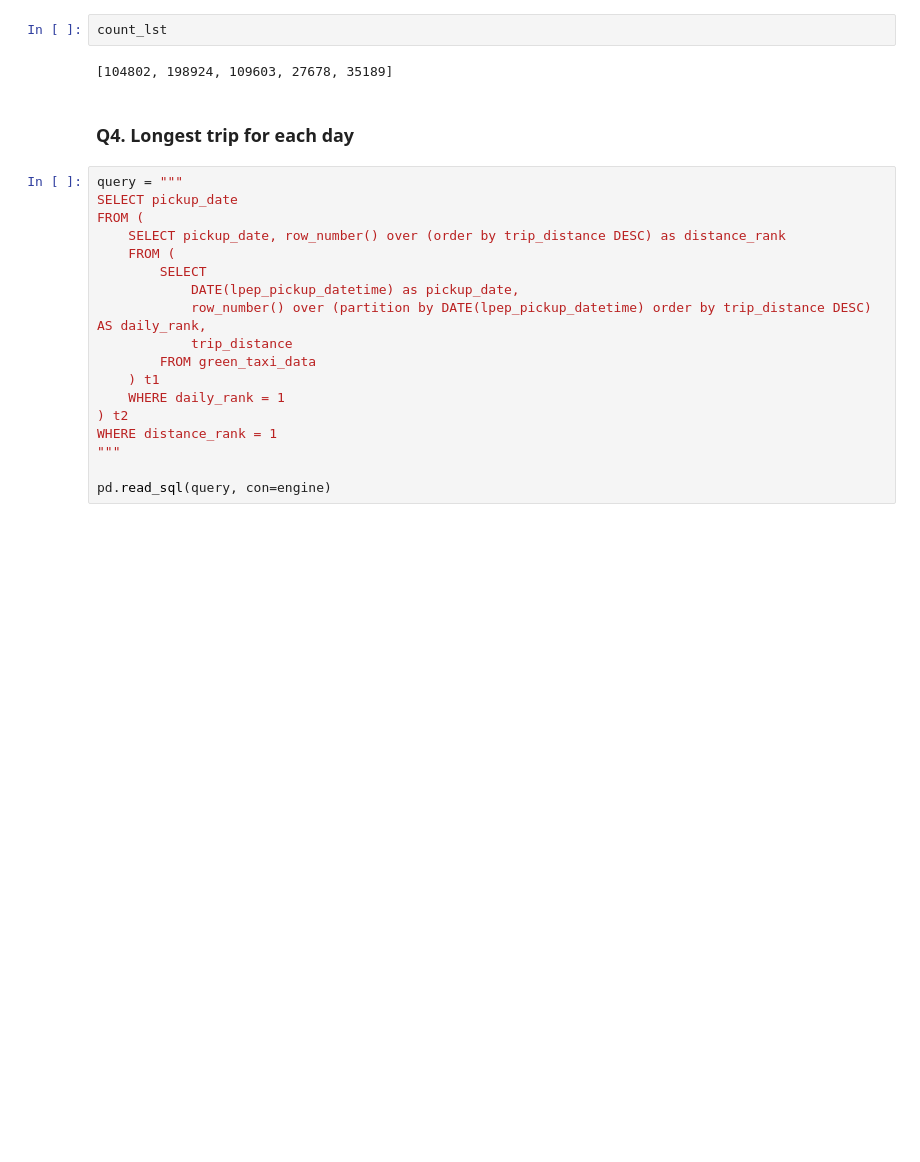
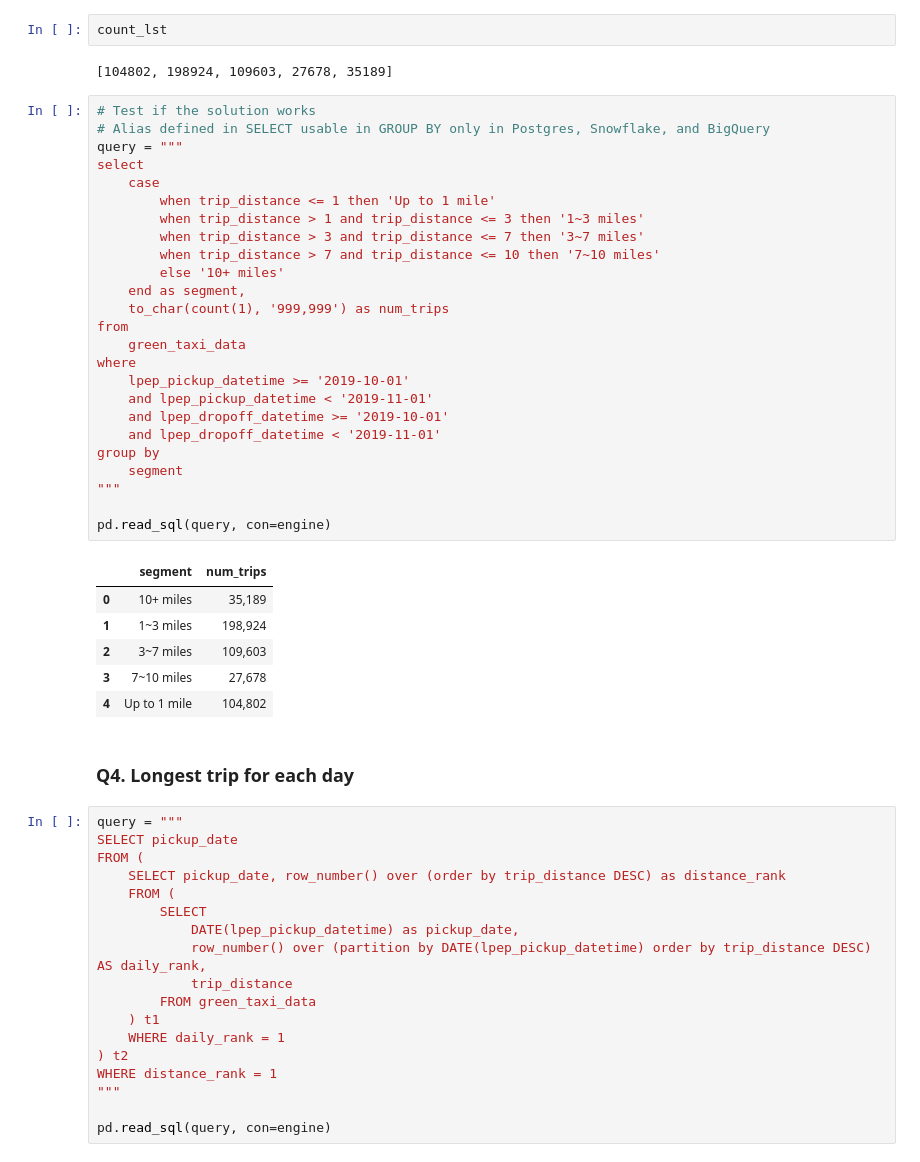
Before and after one commit to JiaruiTang/Data-Engineering-Zoomcamp-Practice, a Jupyter notebook: hw1/conn_engine.ipynb, the cells around one changed output. Cells and saved outputs as stored; diff of their text form; blank space fills up the shorter version.

```diff
--- a/hw1/conn_engine.ipynb
+++ b/hw1/conn_engine.ipynb
@@ -173,6 +173,38 @@ for mile_criterion in mile_criteria:
 count_lst
 # %% [output]
 [104802, 198924, 109603, 27678, 35189]
+# %%
+# Test if the solution works
+# Alias defined in SELECT usable in GROUP BY only in Postgres, Snowflake, and BigQuery
+query = """
+select
+    case
+        when trip_distance <= 1 then 'Up to 1 mile'
+        when trip_distance > 1 and trip_distance <= 3 then '1~3 miles'
+        when trip_distance > 3 and trip_distance <= 7 then '3~7 miles'
+        when trip_distance > 7 and trip_distance <= 10 then '7~10 miles'
+        else '10+ miles'
+    end as segment,
+    to_char(count(1), '999,999') as num_trips
+from
+    green_taxi_data
+where
+    lpep_pickup_datetime >= '2019-10-01'
+    and lpep_pickup_datetime < '2019-11-01'
+    and lpep_dropoff_datetime >= '2019-10-01'
+    and lpep_dropoff_datetime < '2019-11-01'
+group by
+    segment
+"""
+
+pd.read_sql(query, con=engine)
+# %% [output]
+|  | segment | num_trips |
+| 0 | 10+ miles | 35,189 |
+| 1 | 1~3 miles | 198,924 |
+| 2 | 3~7 miles | 109,603 |
+| 3 | 7~10 miles | 27,678 |
+| 4 | Up to 1 mile | 104,802 |
 # %% [markdown]
 ### Q4. Longest trip for each day
 # %%
```
Also changed, not shown: 17 other files.
